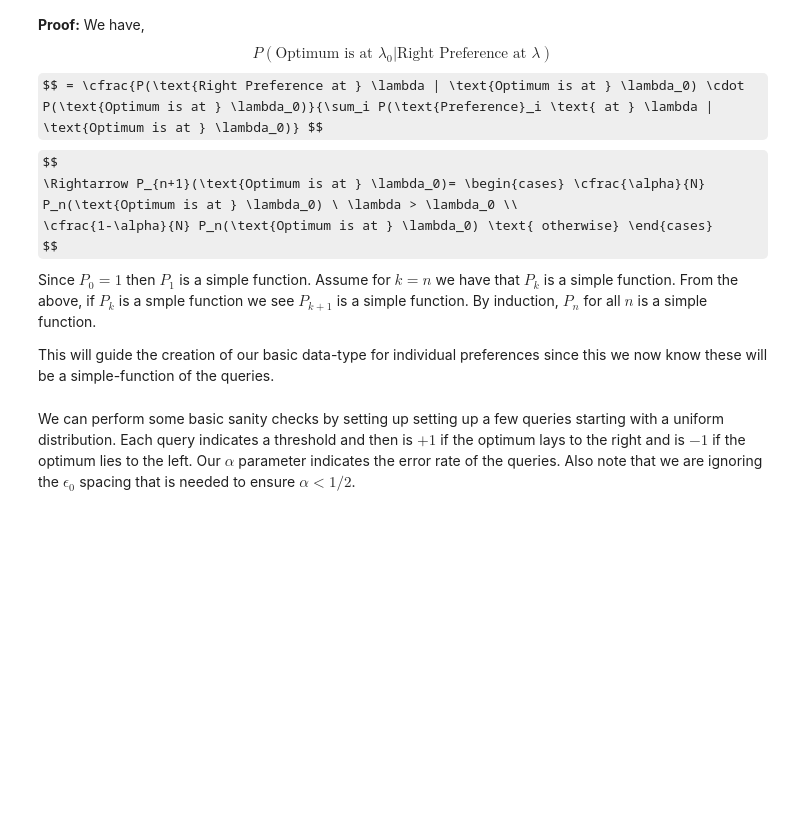
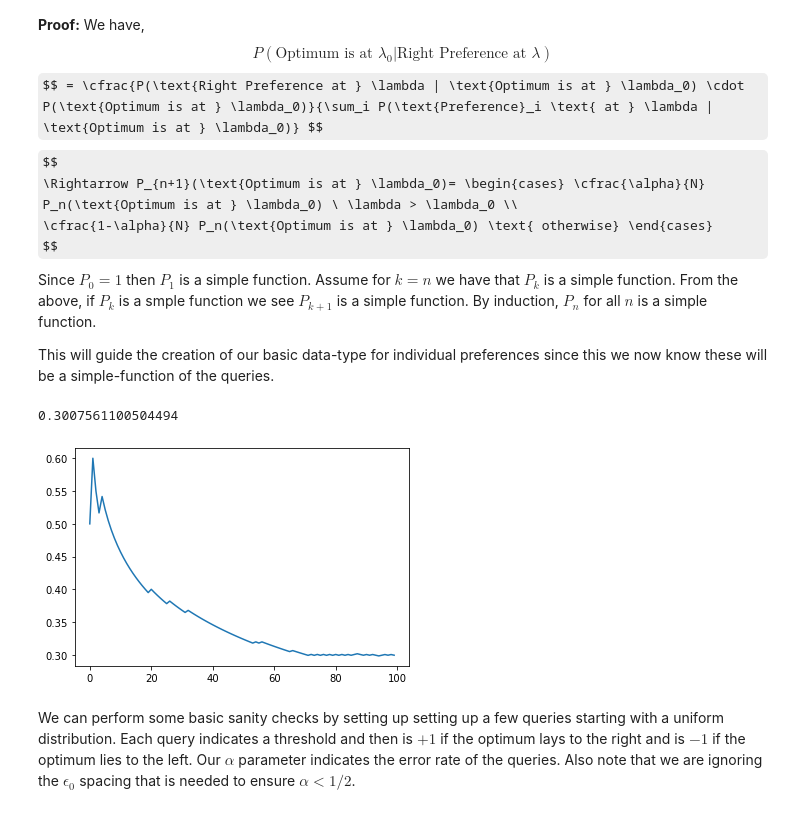
Before and after one commit to zrobertson466920/Probabalistic_Bisection, a Jupyter notebook: Preference_Elicitation_Figure_Code.ipynb, the cells around one changed output. Drawn from its saved outputs; the diff is of its cells as text; code cells hidden in the pictures; some formulas as TeX source; blank space fills up the shorter version.

```diff
--- a/Preference_Elicitation_Figure_Code.ipynb
+++ b/Preference_Elicitation_Figure_Code.ipynb
@@ -154,3 +173,10 @@ def pta(num, alpha, t_phi, prior = None):
+# %%
+run,estimate = stochastic_approx(100,0.1,0.3,0.1)
+plt.plot(run)
+print(estimate)
+# %% [output]
+0.3007561100504494
+[figure, added]
 # %% [markdown]
 We can perform some basic sanity checks by setting up setting up a few queries starting with a uniform distribution. Each query indicates a threshold and then is $+1$ if the optimum lays to the right and is $-1$ if the optimum lies to the left. Our $\alpha$ parameter indicates the error rate of the queries. Also note that we are ignoring the $\epsilon_0$ spacing that is needed to ensure $\alpha < 1/2$.
 # %%
```
Also changed, not shown: parts of 3 cells of this notebook.
